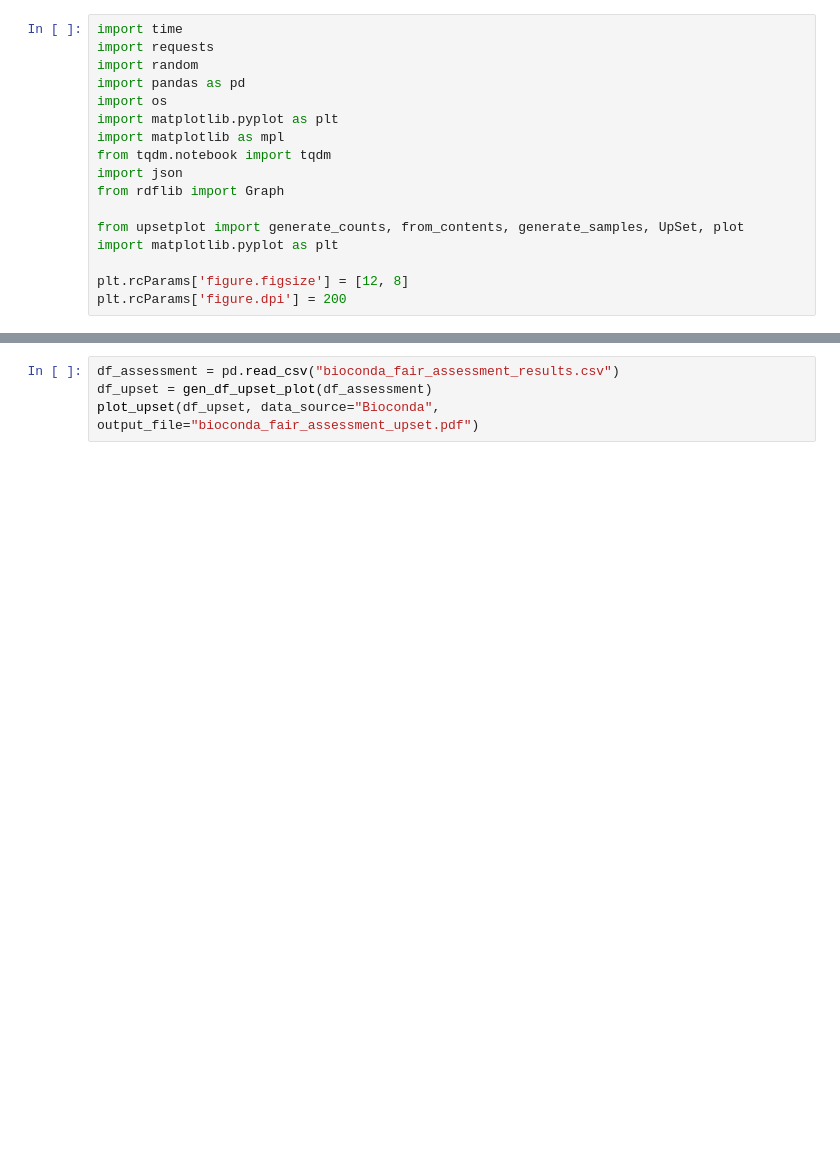
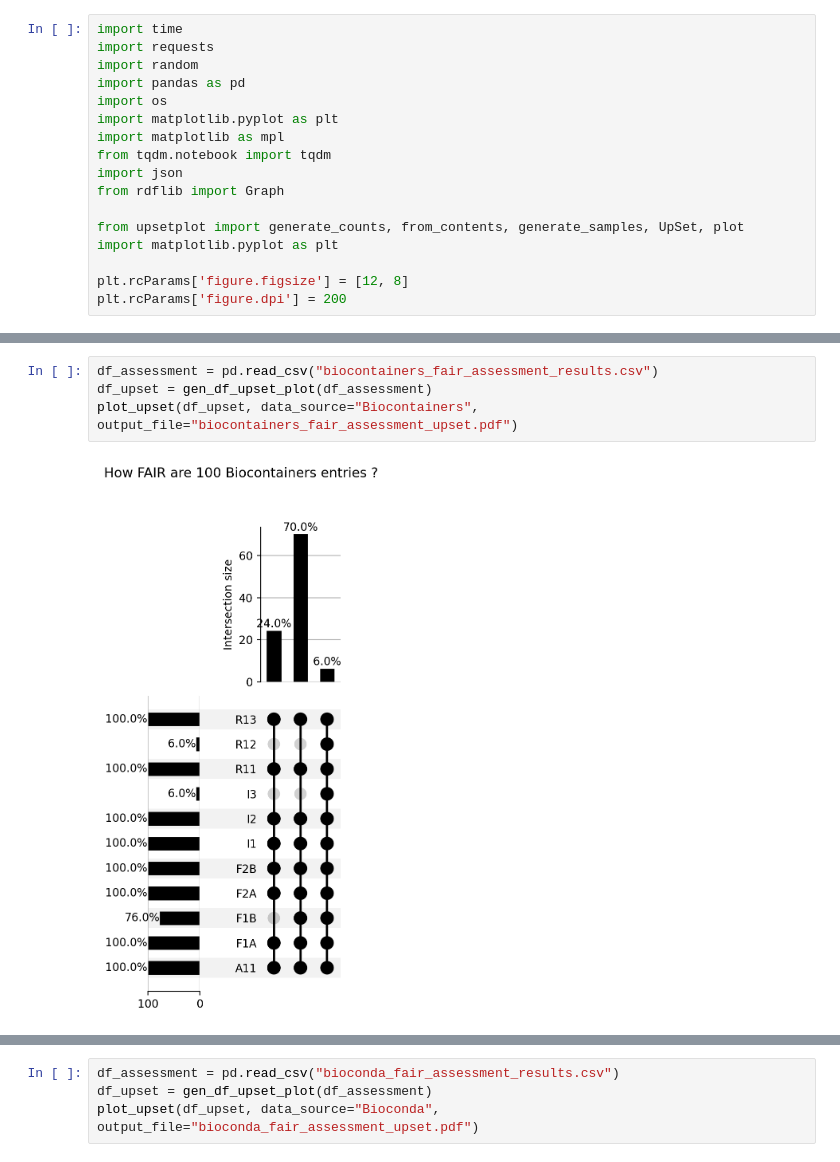
Before and after one commit to research-software-ecosystem/utils, a Jupyter notebook: scripts/FAIRassessment/FAIRassessment-expe.ipynb, the cells around one changed output, grey strips where cells are left out. Drawn from its saved outputs; the diff is of its cells as text; blank space fills up the shorter version.

```diff
--- a/scripts/FAIRassessment/FAIRassessment-expe.ipynb
+++ b/scripts/FAIRassessment/FAIRassessment-expe.ipynb
@@ -175,3 +221,9 @@ KeyboardInterrupt:
+# %%
+df_assessment = pd.read_csv("biocontainers_fair_assessment_results.csv")
+df_upset = gen_df_upset_plot(df_assessment)
+plot_upset(df_upset, data_source="Biocontainers", output_file="biocontainers_fair_assessment_upset.pdf")
+# %% [output]
+[figure, added]
 # %%
 urls = []
 with open("bioconda_files.txt", "r") as f:
```
Also changed, not shown: parts of 7 cells of this notebook, 4 other files.
